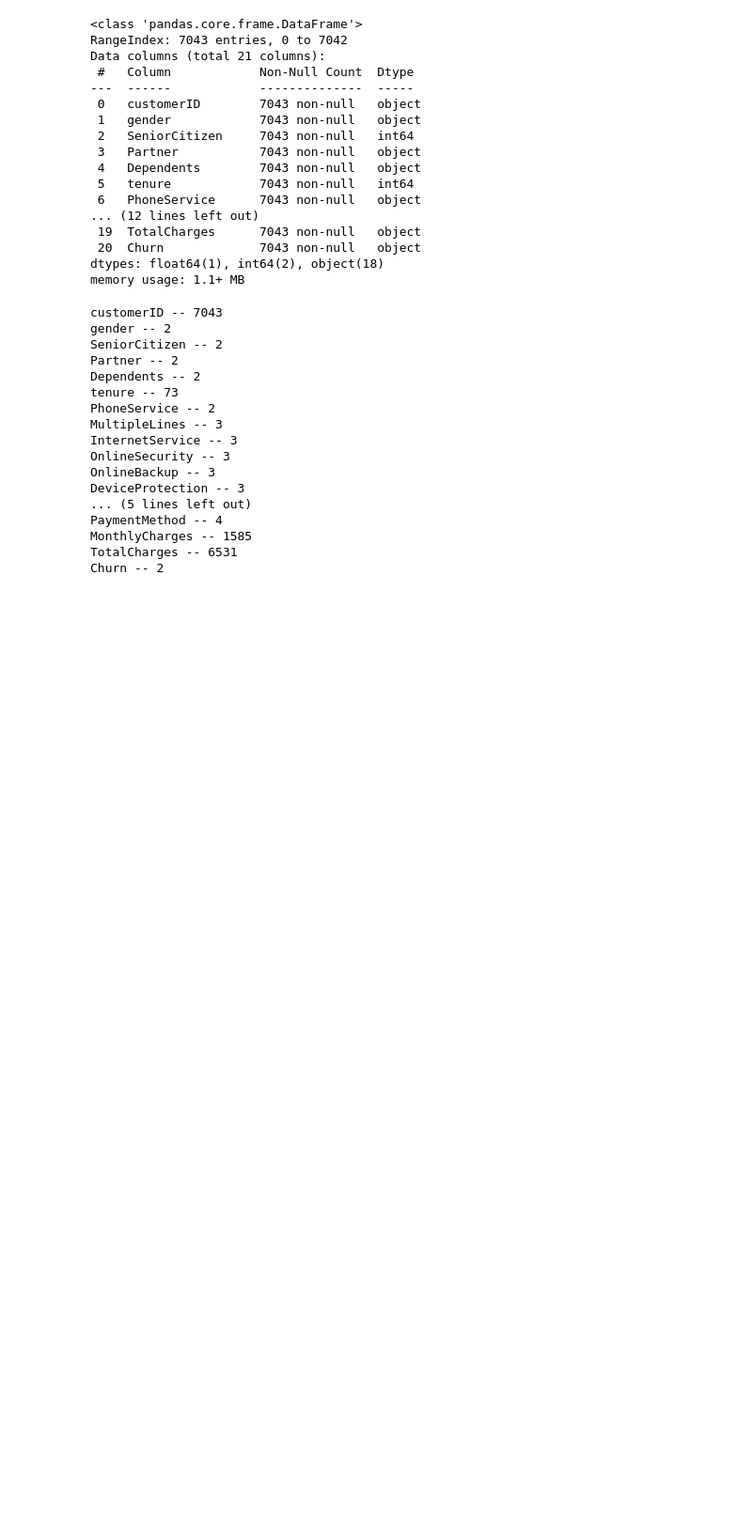
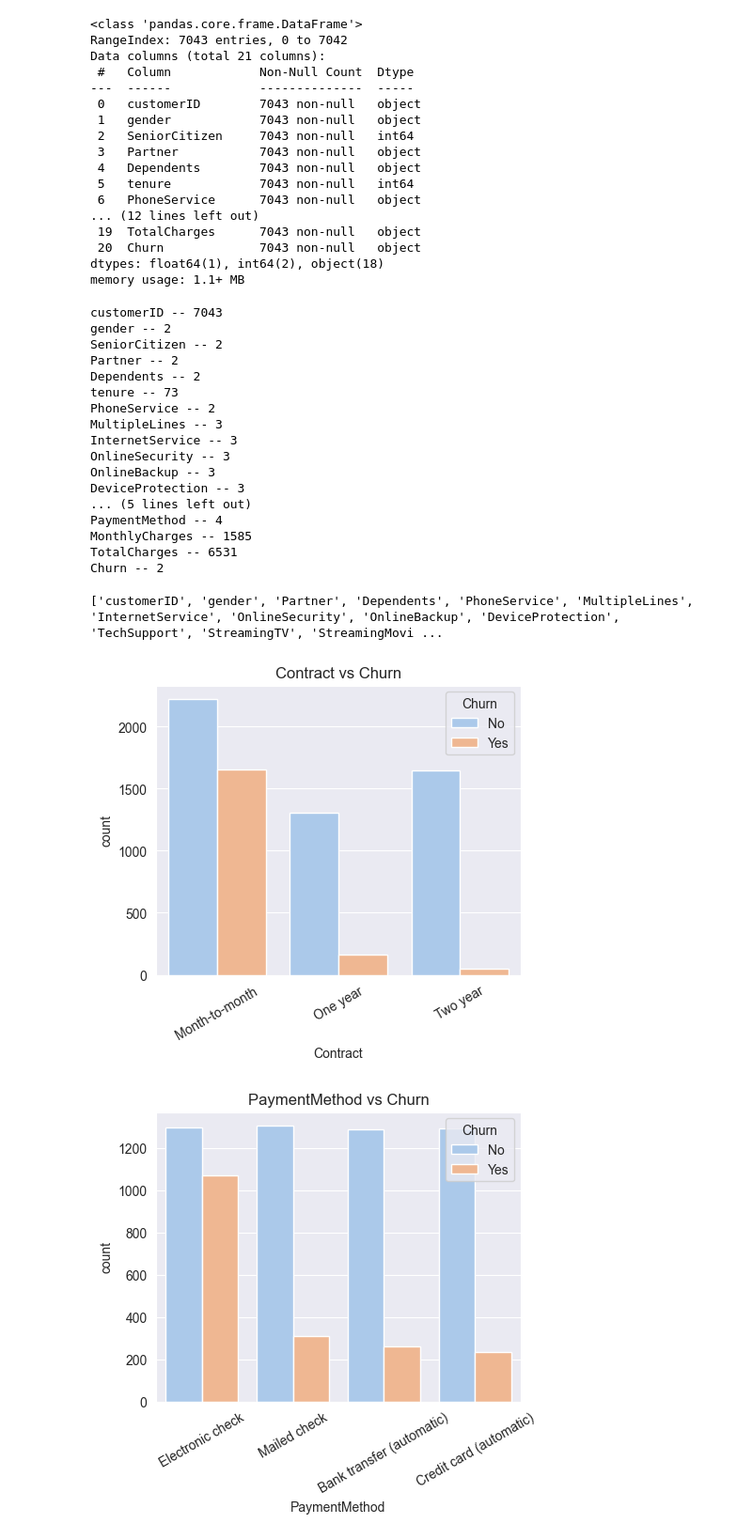
Before and after one commit to JGuido11/1.-Predi--o-de-Churn-de-Clientes, a Jupyter notebook: churn_model.ipynb, the cells around one changed output. Shown at 94% size. Cells and saved outputs as stored; diff of their text form; code cells hidden in the pictures; blank space fills up the shorter version.

```diff
--- a/churn_model.ipynb
+++ b/churn_model.ipynb
@@ -44,6 +44,9 @@ Data columns (total 21 columns):
  20  Churn             7043 non-null   object
 dtypes: float64(1), int64(2), object(18)
 memory usage: 1.1+ MB
+# %%
+df["TotalCharges"] = pd.to_numeric(df["TotalCharges"], errors="coerce")
+df["TotalCharges"] = df["TotalCharges"].fillna(0)
 # %%
 for i in list(df.columns):
     print("{} -- {}".format(i, df[i].value_counts().shape[0]))
@@ -65,3 +68,24 @@ PaymentMethod -- 4
 MonthlyCharges -- 1585
 TotalCharges -- 6531
 Churn -- 2
+# %%
+categorical_cols = df.select_dtypes(include=['object']).columns.tolist()
+categorical_cols.append('SeniorCitizen')
+print(categorical_cols)
+# %% [output]
+['customerID', 'gender', 'Partner', 'Dependents', 'PhoneService', 'MultipleLines', 'InternetService', 'OnlineSecurity', 'OnlineBackup', 'DeviceProtection', 'TechSupport', 'StreamingTV', 'StreamingMovi ...
+# %%
+important_cats = ['Contract', 'PaymentMethod', 'InternetService', 'SeniorCitizen']
+
+sns.set_style("darkgrid")
+sns.set_palette("pastel")
+
+for col in important_cats:
+    plt.figure(figsize=(5,4))
+    sns.countplot(x=col, data=df, hue="Churn")
+    plt.title(f"{col} vs Churn")
+    plt.xticks(rotation=30)
+    plt.show()
+# %% [output]
+[figure, added]
+[figure, added]
```
Also changed, not shown: parts of 4 cells of this notebook.
